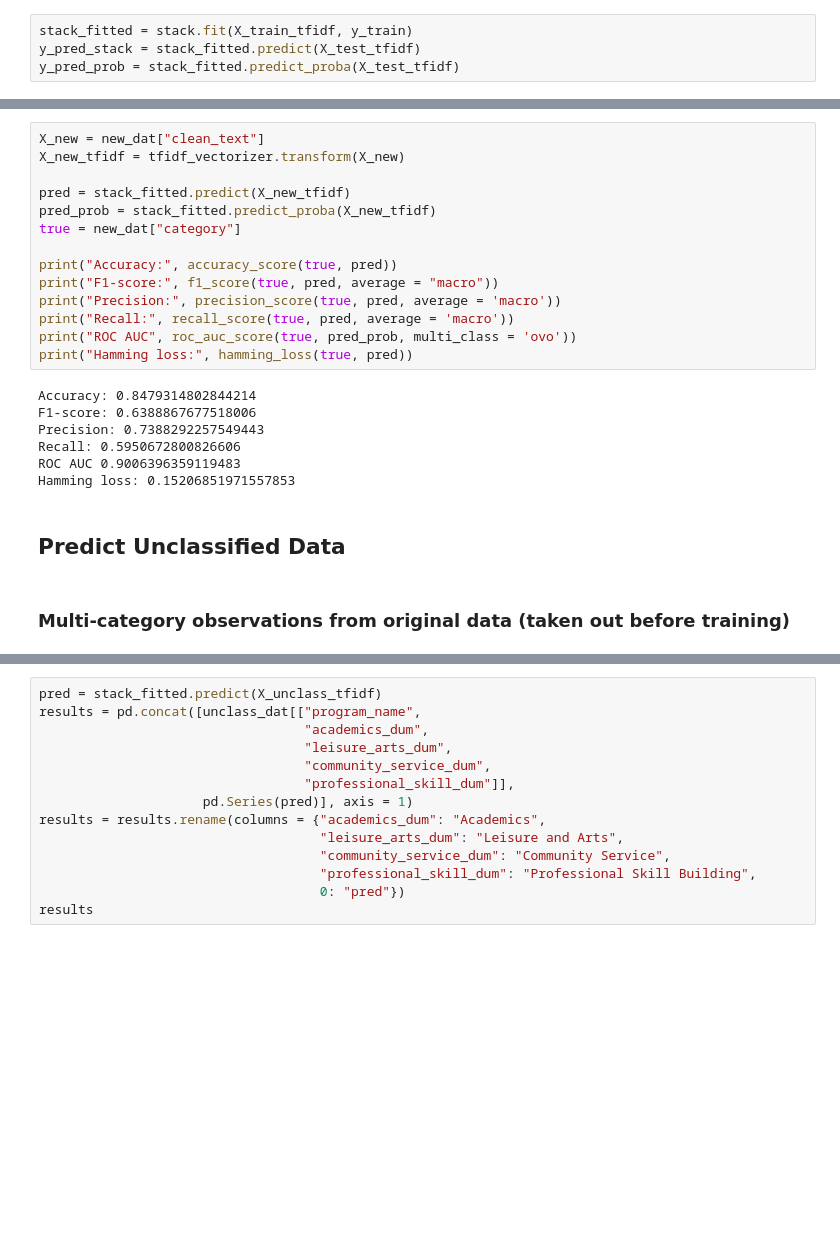
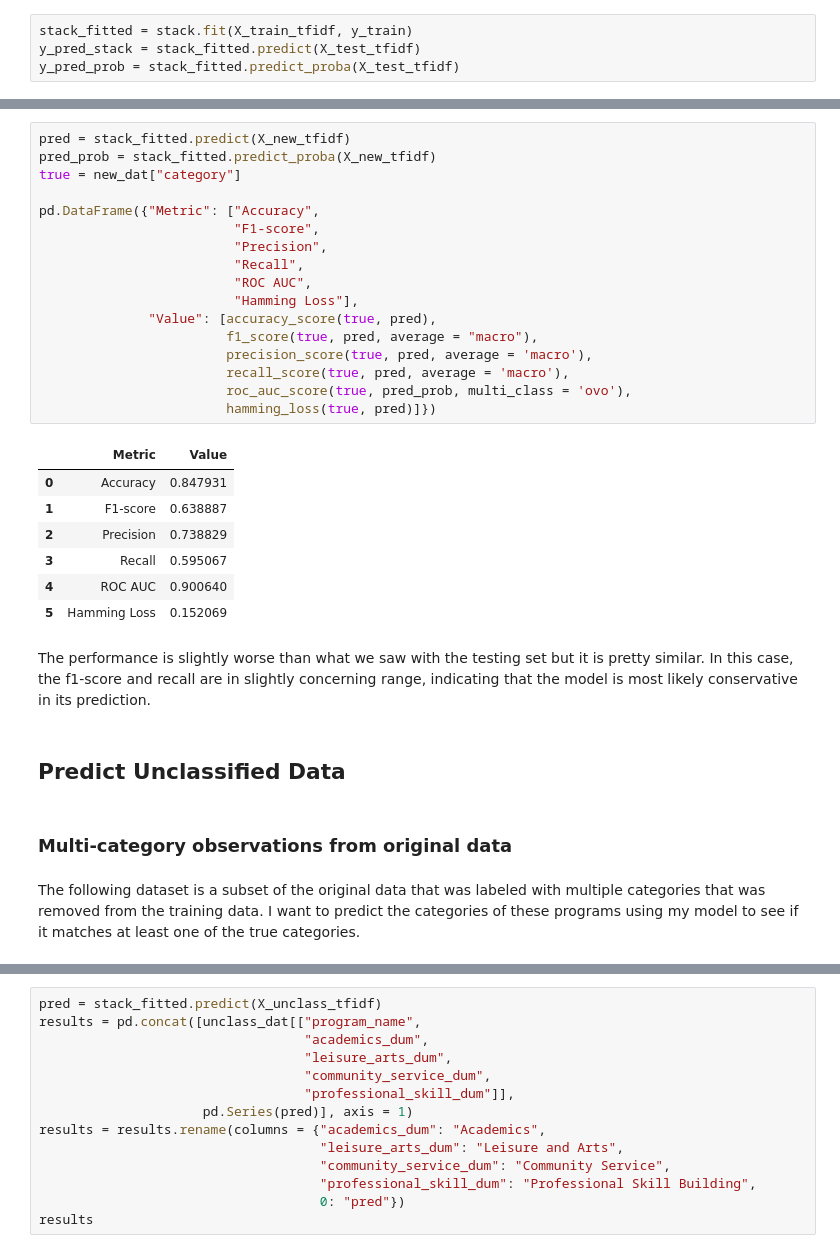
Before and after one commit to emmayu18/MCMF-project, a Jupyter notebook: model/text_classification.ipynb, the cells around one changed output, grey strips where cells are left out. Cells and saved outputs as stored; diff of their text form; blank space fills up the shorter version.

Commit message:
Finished text classification

```diff
--- a/model/text_classification.ipynb
+++ b/model/text_classification.ipynb
@@ -398,28 +340,36 @@ new_dat
 # %%
-X_new = new_dat["clean_text"]
-X_new_tfidf = tfidf_vectorizer.transform(X_new)
-
 pred = stack_fitted.predict(X_new_tfidf)
 pred_prob = stack_fitted.predict_proba(X_new_tfidf)
 true = new_dat["category"]
 
-print("Accuracy:", accuracy_score(true, pred))
-print("F1-score:", f1_score(true, pred, average = "macro"))
-print("Precision:", precision_score(true, pred, average = 'macro'))
-print("Recall:", recall_score(true, pred, average = 'macro'))
-print("ROC AUC", roc_auc_score(true, pred_prob, multi_class = 'ovo'))
-print("Hamming loss:", hamming_loss(true, pred))
+pd.DataFrame({"Metric": ["Accuracy",
+                         "F1-score",
+                         "Precision",
+                         "Recall",
+                         "ROC AUC",
+                         "Hamming Loss"],
+              "Value": [accuracy_score(true, pred),
+                        f1_score(true, pred, average = "macro"),
+                        precision_score(true, pred, average = 'macro'),
+                        recall_score(true, pred, average = 'macro'),
+                        roc_auc_score(true, pred_prob, multi_class = 'ovo'),
+                        hamming_loss(true, pred)]})
 # %% [output]
-Accuracy: 0.8479314802844214
-F1-score: 0.6388867677518006
-Precision: 0.7388292257549443
-Recall: 0.5950672800826606
-ROC AUC 0.9006396359119483
-Hamming loss: 0.15206851971557853
+|  | Metric | Value |
+| 0 | Accuracy | 0.847931 |
+| 1 | F1-score | 0.638887 |
+| 2 | Precision | 0.738829 |
+| 3 | Recall | 0.595067 |
+| 4 | ROC AUC | 0.900640 |
+| 5 | Hamming Loss | 0.152069 |
+# %% [markdown]
+The performance is slightly worse than what we saw with the testing set but it is pretty similar. In this case, the f1-score and recall are in slightly concerning range, indicating that the model is most likely conservative in its prediction.
 # %% [markdown]
 ## Predict Unclassified Data
 # %% [markdown]
-### Multi-category observations from original data (taken out before training)
+### Multi-category observations from original data
+# %% [markdown]
+The following dataset is a subset of the original data that was labeled with multiple categories that was removed from the training data. I want to predict the categories of these programs using my model to see if it matches at least one of the true categories.
 # %%
 unclass_dat = pd.read_csv("../data/wrangle/unclassified_text.csv")
 unclass_dat = unclass_dat.rename(columns = {"Unnamed: 0": "index"})
```
Also changed, not shown: parts of 32 cells of this notebook, 2 other files.
